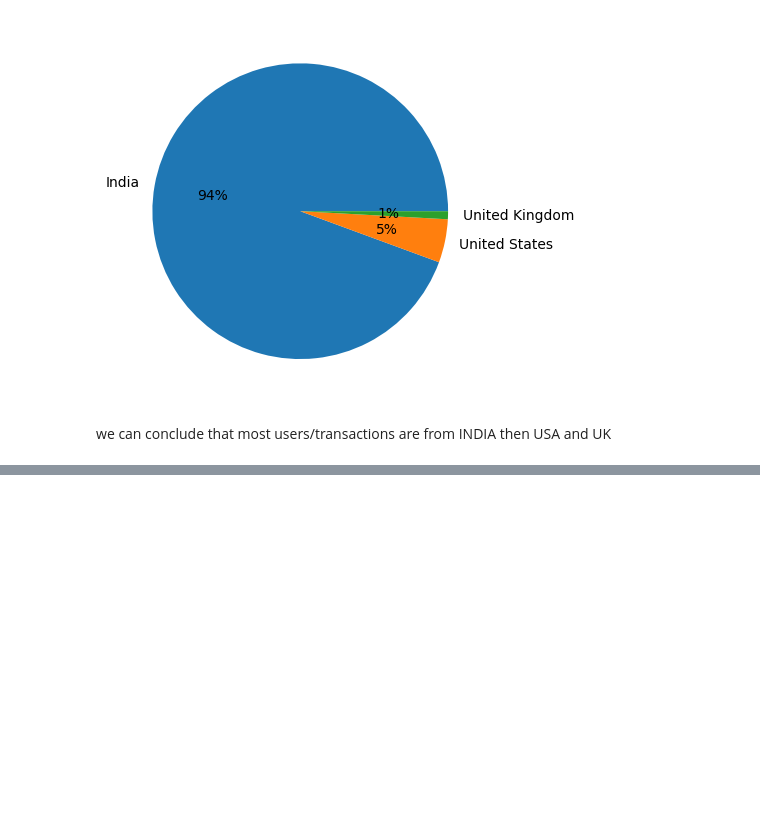
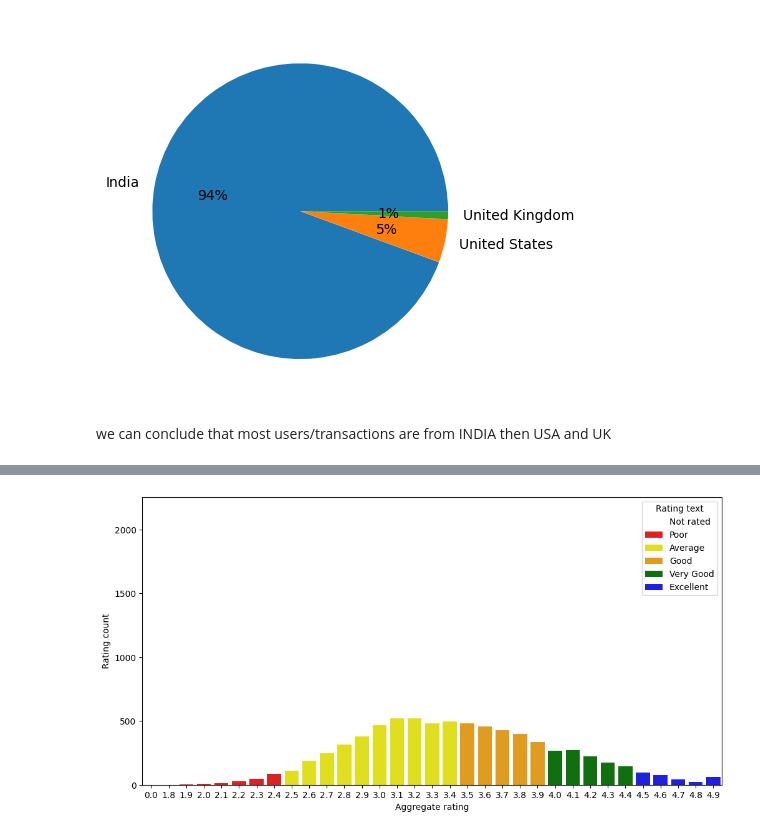
Before and after one commit to Pavan-Sai-H-V/eda_feature_engineering, a Jupyter notebook: zomato/eda.ipynb, the cells around one changed output, grey strips where cells are left out. Cells and saved outputs as stored; diff of their text form; code cells hidden in the pictures; blank space fills up the shorter version.

```diff
--- a/zomato/eda.ipynb
+++ b/zomato/eda.ipynb
@@ -301,0 +325,2 @@ then USA and UK
+# %%
+rating=df_main.groupby(['Aggregate rating','Rating color','Rating text']).size().reset_index().rename(columns={0:'Rating count'})
@@ -301,0 +336,8 @@ then USA and UK
+# %%
+# plt.rcParams['figure.figsize']=(12,6)
+plt.figure(figsize=(12,6))
+cool=['white','red','yellow','orange','green','blue']
+sns.barplot(x=rating['Aggregate rating'],y=rating['Rating count'],palette=cool,hue=rating['Rating text'])
+plt.show()
+# %% [output]
+[figure, added]
```
Also changed, not shown: parts of 6 cells of this notebook.
